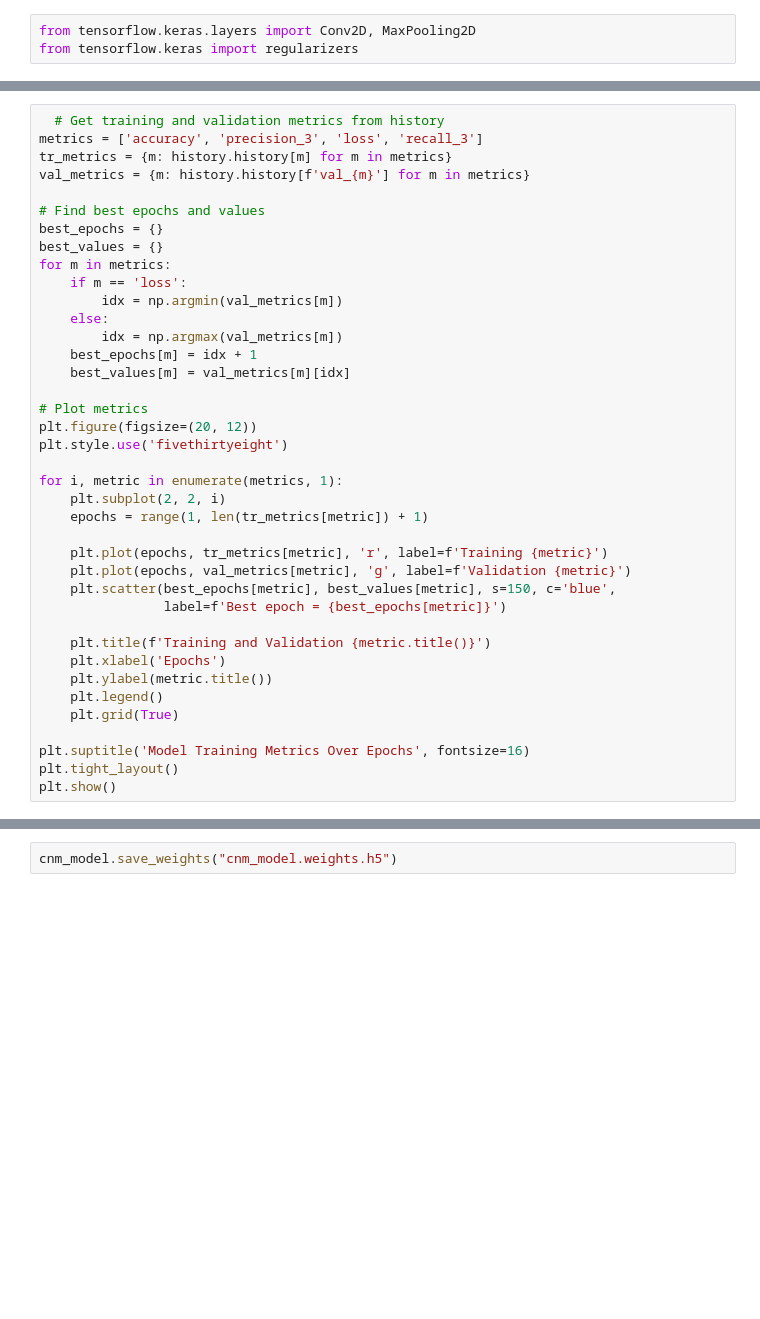
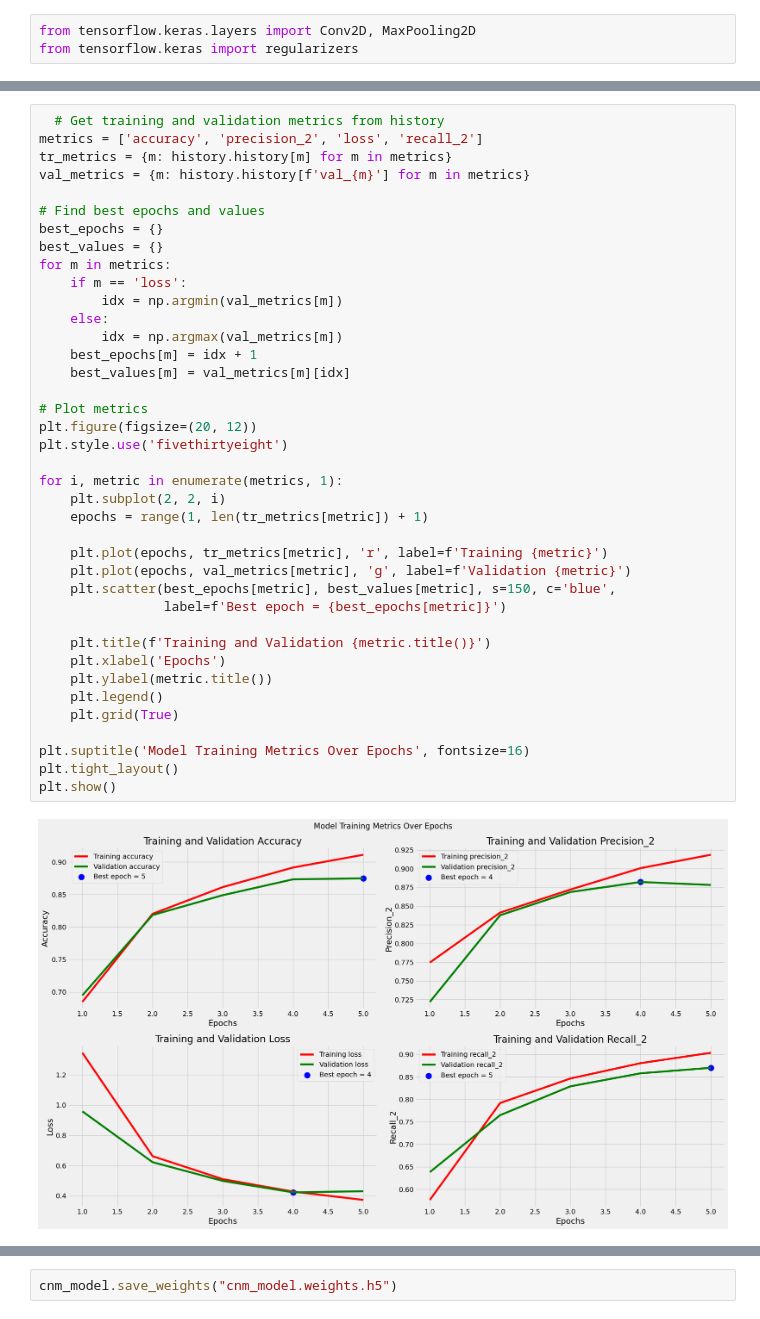
Before and after one commit to Paul-Clue/tumor-classification, a Jupyter notebook: tumor-classify.ipynb, the cells around one changed output, grey strips where cells are left out. Cells and saved outputs as stored; diff of their text form; blank space fills up the shorter version.

```diff
--- a/tumor-classify.ipynb
+++ b/tumor-classify.ipynb
@@ -290,6 +411,6 @@ history.history.keys()
 # %%
   # Get training and validation metrics from history
-metrics = ['accuracy', 'precision_3', 'loss', 'recall_3']
+metrics = ['accuracy', 'precision_2', 'loss', 'recall_2']
 tr_metrics = {m: history.history[m] for m in metrics}
 val_metrics = {m: history.history[f'val_{m}'] for m in metrics}
 
@@ -299,33 +420,35 @@ best_values = {}
 for m in metrics:
     if m == 'loss':
         idx = np.argmin(val_metrics[m])
     else:
         idx = np.argmax(val_metrics[m])
     best_epochs[m] = idx + 1
     best_values[m] = val_metrics[m][idx]
 
 # Plot metrics
 plt.figure(figsize=(20, 12))
 plt.style.use('fivethirtyeight')
 
 for i, metric in enumerate(metrics, 1):
     plt.subplot(2, 2, i)
     epochs = range(1, len(tr_metrics[metric]) + 1)
 
     plt.plot(epochs, tr_metrics[metric], 'r', label=f'Training {metric}')
     plt.plot(epochs, val_metrics[metric], 'g', label=f'Validation {metric}')
     plt.scatter(best_epochs[metric], best_values[metric], s=150, c='blue',
                 label=f'Best epoch = {best_epochs[metric]}')
 
     plt.title(f'Training and Validation {metric.title()}')
     plt.xlabel('Epochs')
     plt.ylabel(metric.title())
     plt.legend()
     plt.grid(True)
 
 plt.suptitle('Model Training Metrics Over Epochs', fontsize=16)
 plt.tight_layout()
 plt.show()
+# %% [output]
+[figure, added]
 # %%
 train_score = cnm_model.evaluate(tr_gen, verbose=1)
 valid_score = cnm_model.evaluate(valid_gen, verbose=1)
```
Also changed, not shown: parts of 28 cells of this notebook, 4 other files.
